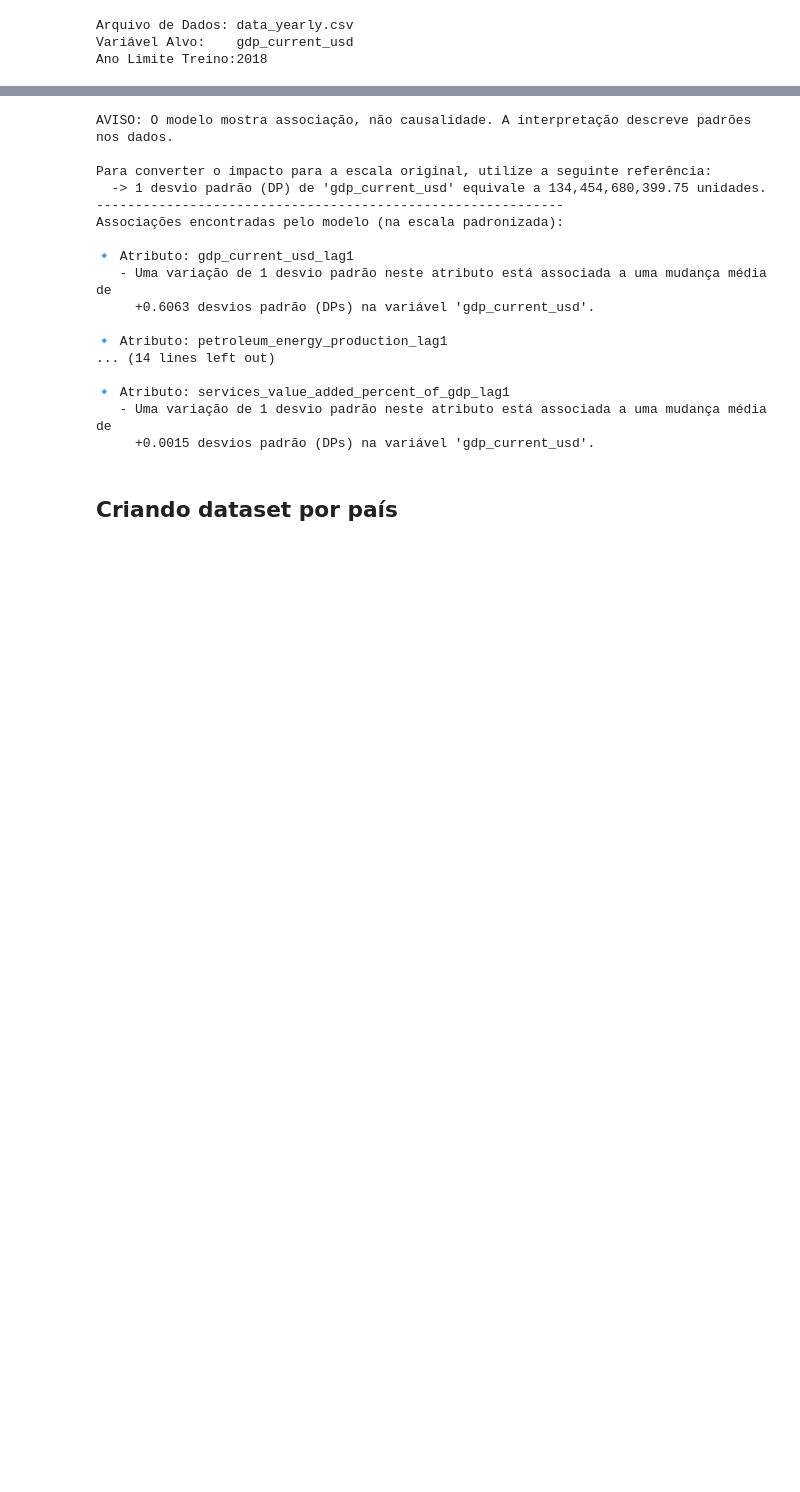
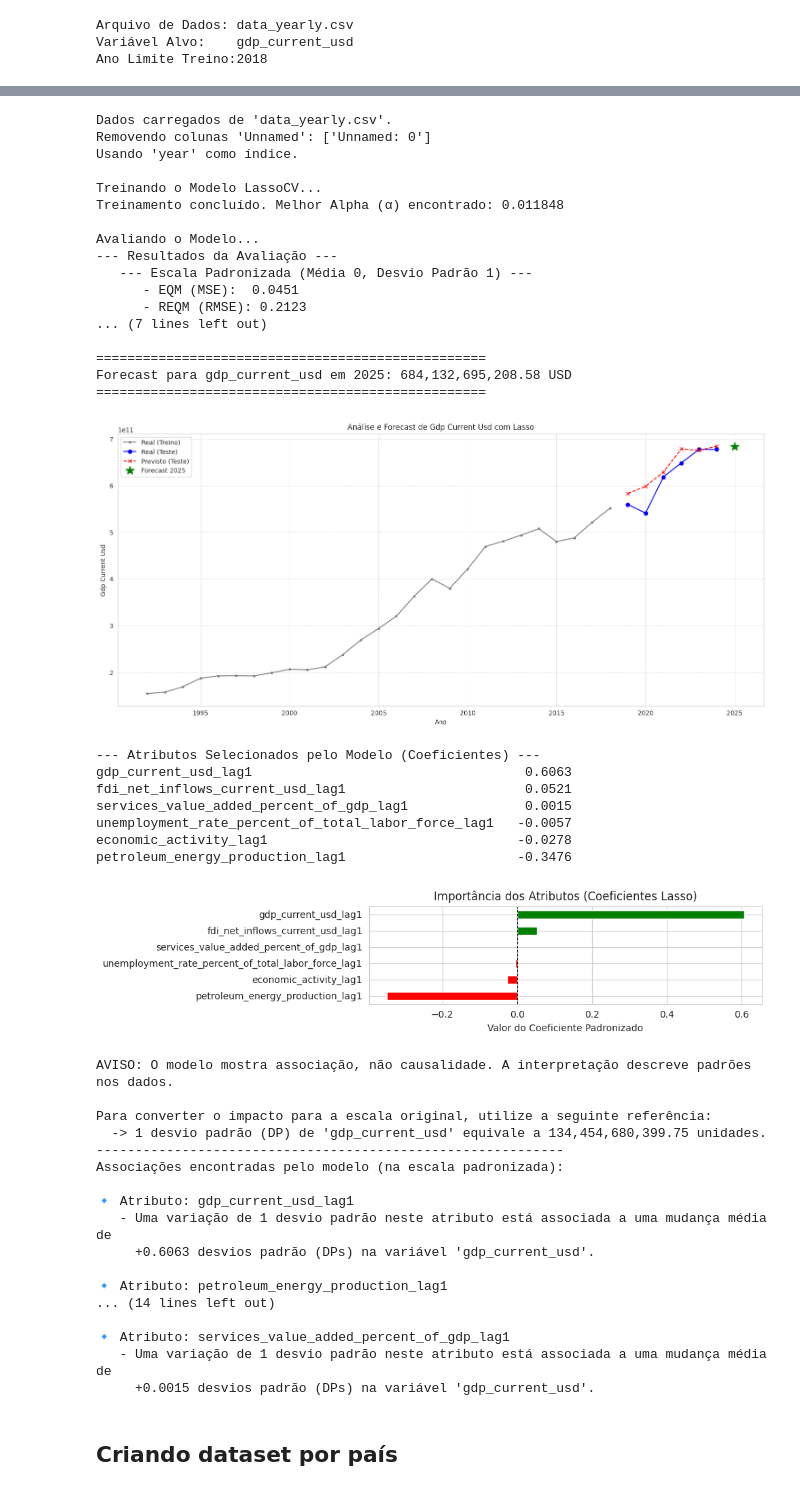
Before and after one commit to ptonso/ml-macro, a Jupyter notebook: lag_regression.ipynb, the cells around one changed output, grey strips where cells are left out. Saved outputs shown, nothing was run; the diff lists cells and outputs as text; code cells hidden in the pictures; blank space fills up the shorter version.

Commit message:
Modelo finalizado

```diff
--- a/lag_regression.ipynb
+++ b/lag_regression.ipynb
@@ -131,3 +111,72 @@ petroleum_energy_production_lag1                      -0.3476
+# %%
+data = mml.load_and_prepare_data(FILE_PATH)
+X, y = mml.engineer_features(data, TARGET_VARIABLE)
+
+# 2. Divisão e Normalização
+(X_train_s, X_test_s, y_train_s, y_test_s,
+ y_train, y_test, x_scaler, y_scaler) = mml.split_and_scale_data(X, y, TRAIN_LIMIT_YEAR)
+
+# 3. Treinamento
+model = mml.train_lasso_model(X_train_s, y_train_s, **LASSO_PARAMS)
+
+# 4. Avaliação
+y_pred_teste, metrics = mml.evaluate_model(model, X_test_s, y_test, y_test_s, y_scaler)
+
+# Usamos o modelo treinado e os scalers para prever o futuro.
+
+previsao_2025 = mml.predict_future(
+    model=model,
+    df_original=data,
+    x_scaler=x_scaler,
+    y_scaler=y_scaler,
+    feature_names=X.columns,
+    future_year=2025
+)
+
+print("\n" + "="*50)
+print(f"Forecast para {TARGET_VARIABLE} em 2025: {previsao_2025:,.2f} USD")
+print("="*50 + "\n")
+
+# Usamos a nova função para plotar o histórico, a avaliação e o forecast.
+mml.plot_with_future_prediction(
+    y_train=y_train,
+    y_test=y_test,
+    y_pred_test=y_pred_teste,
+    future_year=2025,
+    future_pred=previsao_2025,
+    target_variable=TARGET_VARIABLE
+)
+
+# 7. Análise de Coeficientes (como você já tinha)
+mml.display_coefficients(model, X.columns)
+mml.plot_coefficients(model, X.columns)
+# %% [output]
+Dados carregados de 'data_yearly.csv'.
+Removendo colunas 'Unnamed': ['Unnamed: 0']
+Usando 'year' como índice.
+
+Treinando o Modelo LassoCV...
+Treinamento concluído. Melhor Alpha (α) encontrado: 0.011848
+
+Avaliando o Modelo...
+--- Resultados da Avaliação ---
+   --- Escala Padronizada (Média 0, Desvio Padrão 1) ---
+      - EQM (MSE):  0.0451
+      - REQM (RMSE): 0.2123
+... (7 lines left out)
+
+==================================================
+Forecast para gdp_current_usd em 2025: 684,132,695,208.58 USD
+==================================================
+[figure, added]
+--- Atributos Selecionados pelo Modelo (Coeficientes) ---
+gdp_current_usd_lag1                                   0.6063
+fdi_net_inflows_current_usd_lag1                       0.0521
+services_value_added_percent_of_gdp_lag1               0.0015
+unemployment_rate_percent_of_total_labor_force_lag1   -0.0057
+economic_activity_lag1                                -0.0278
+petroleum_energy_production_lag1                      -0.3476
+[figure, added]
 # %%
 mml.explain_coefficients(model, X.columns, TARGET_VARIABLE, x_scaler, y_scaler)
 # %% [output]
```
Also changed, not shown: parts of 8 cells of this notebook, 3 other files.
